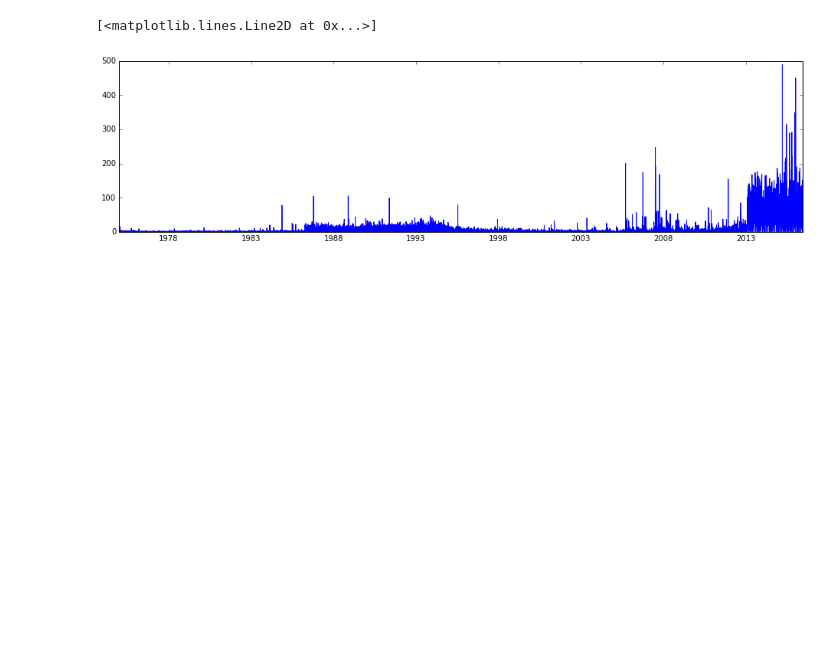
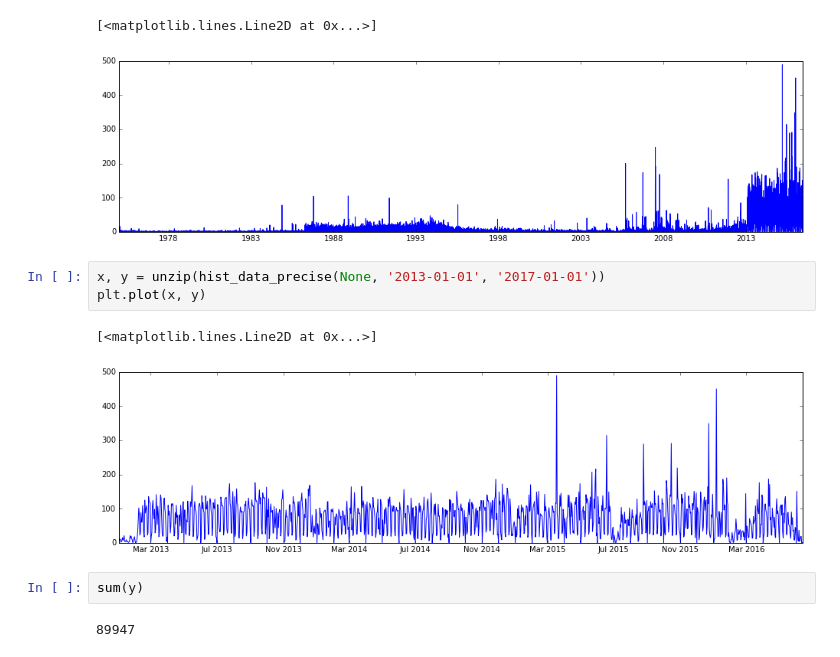
Before and after one commit to inspirehep/invenio-trends, a Jupyter notebook: research/TemporalPrecision.ipynb, the cells around one changed output. Saved outputs shown, nothing was run; the diff lists cells and outputs as text; blank space fills up the shorter version.

```diff
--- a/research/TemporalPrecision.ipynb
+++ b/research/TemporalPrecision.ipynb
@@ -30,5 +36,15 @@ plt.plot(x, y)
 # %% [output]
 [<matplotlib.lines.Line2D at 0x...>]
 [figure]
+# %%
+x, y = unzip(hist_data_precise(None, '2013-01-01', '2017-01-01'))
+plt.plot(x, y)
+# %% [output]
+[<matplotlib.lines.Line2D at 0x...>]
+[figure, added]
+# %%
+sum(y)
+# %% [output]
+89947
 # %%
 def reverse_date_references(show_query=False):
```
Also changed, not shown: parts of 28 cells of this notebook.
